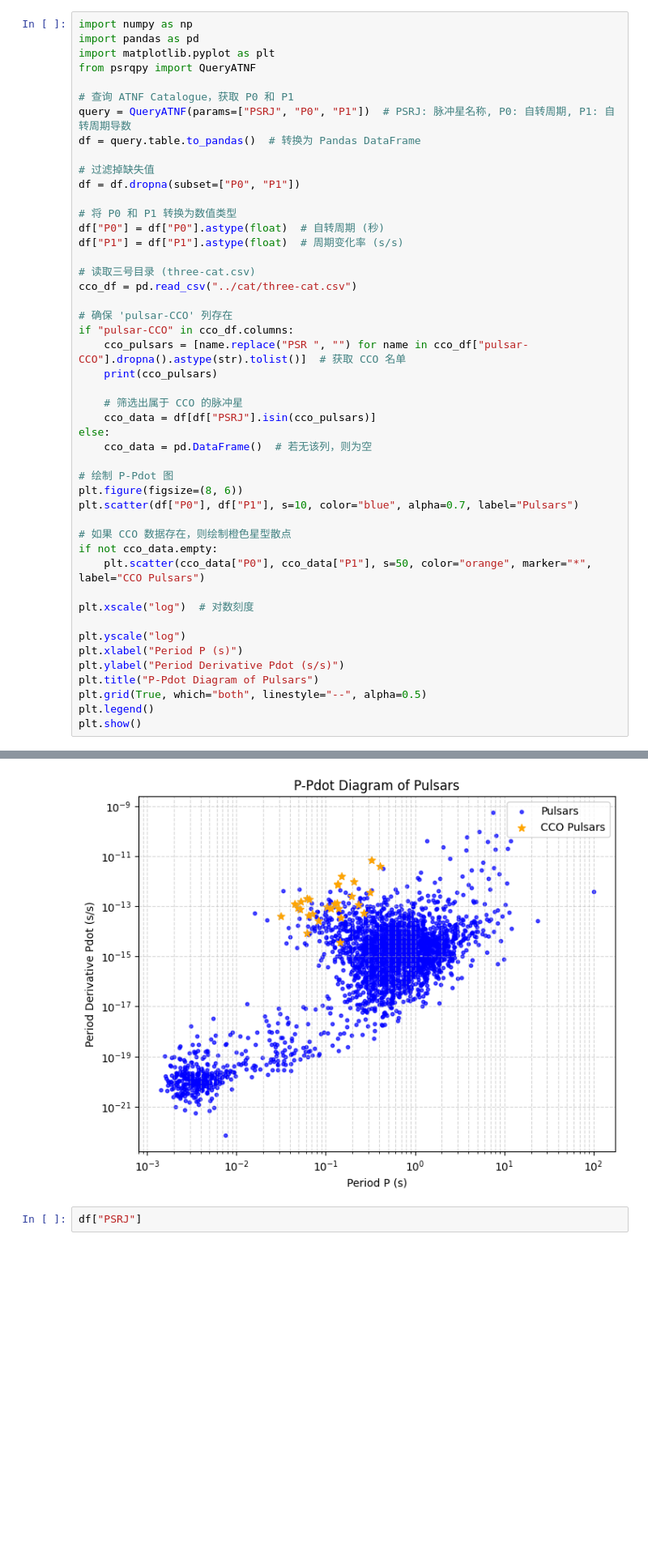
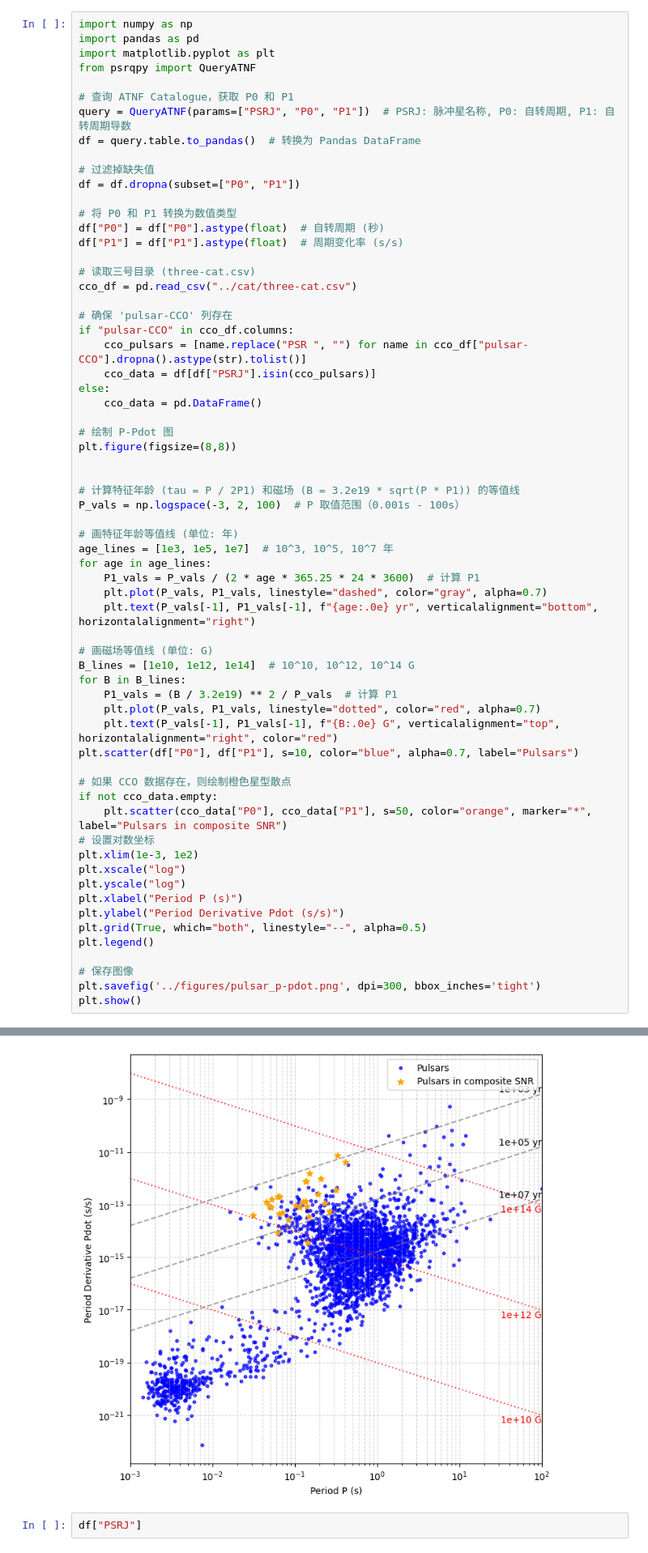
Before and after one commit to whjing/radioAstro, a Jupyter notebook: composite-snr/code/3.multiwave.ipynb, the cells around one changed output, grey strips where cells are left out. Shown at 81% size. Drawn from its saved outputs; the diff is of its cells as text; blank space fills up the shorter version.

```diff
--- a/composite-snr/code/3.multiwave.ipynb
+++ b/composite-snr/code/3.multiwave.ipynb
@@ -168,29 +168,46 @@ cco_df = pd.read_csv("../cat/three-cat.csv")
 
 # 确保 'pulsar-CCO' 列存在
 if "pulsar-CCO" in cco_df.columns:
-    cco_pulsars = [name.replace("PSR ", "") for name in cco_df["pulsar-CCO"].dropna().astype(str).tolist()]  # 获取 CCO 名单
-    print(cco_pulsars)
-
-    # 筛选出属于 CCO 的脉冲星
+    cco_pulsars = [name.replace("PSR ", "") for name in cco_df["pulsar-CCO"].dropna().astype(str).tolist()]
     cco_data = df[df["PSRJ"].isin(cco_pulsars)]
 else:
-    cco_data = pd.DataFrame()  # 若无该列，则为空
+    cco_data = pd.DataFrame()
 
 # 绘制 P-Pdot 图
-plt.figure(figsize=(8, 6))
+plt.figure(figsize=(8,8))
+
+
+# 计算特征年龄 (tau = P / 2P1) 和磁场 (B = 3.2e19 * sqrt(P * P1)) 的等值线
+P_vals = np.logspace(-3, 2, 100)  # P 取值范围（0.001s - 100s）
+
+# 画特征年龄等值线 (单位: 年)
+age_lines = [1e3, 1e5, 1e7]  # 10^3, 10^5, 10^7 年
+for age in age_lines:
+    P1_vals = P_vals / (2 * age * 365.25 * 24 * 3600)  # 计算 P1
+    plt.plot(P_vals, P1_vals, linestyle="dashed", color="gray", alpha=0.7)
+    plt.text(P_vals[-1], P1_vals[-1], f"{age:.0e} yr", verticalalignment="bottom", horizontalalignment="right")
+
+# 画磁场等值线 (单位: G)
+B_lines = [1e10, 1e12, 1e14]  # 10^10, 10^12, 10^14 G
+for B in B_lines:
+    P1_vals = (B / 3.2e19) ** 2 / P_vals  # 计算 P1
+    plt.plot(P_vals, P1_vals, linestyle="dotted", color="red", alpha=0.7)
+    plt.text(P_vals[-1], P1_vals[-1], f"{B:.0e} G", verticalalignment="top", horizontalalignment="right", color="red")
 plt.scatter(df["P0"], df["P1"], s=10, color="blue", alpha=0.7, label="Pulsars")
 
 # 如果 CCO 数据存在，则绘制橙色星型散点
 if not cco_data.empty:
-    plt.scatter(cco_data["P0"], cco_data["P1"], s=50, color="orange", marker="*", label="CCO Pulsars")
-
-plt.xscale("log")  # 对数刻度
-
+    plt.scatter(cco_data["P0"], cco_data["P1"], s=50, color="orange", marker="*", label="Pulsars in composite SNR")
+# 设置对数坐标
+plt.xlim(1e-3, 1e2)
+plt.xscale("log")
 plt.yscale("log")
 plt.xlabel("Period P (s)")
 plt.ylabel("Period Derivative Pdot (s/s)")
-plt.title("P-Pdot Diagram of Pulsars")
 plt.grid(True, which="both", linestyle="--", alpha=0.5)
 plt.legend()
+
+# 保存图像
+plt.savefig('../figures/pulsar_p-pdot.png', dpi=300, bbox_inches='tight')
 plt.show()
 # %% [output]
@@ -198,4 +214,4 @@ plt.show()
-[figure, old version]
+[figure, new version]
 # %%
 df["PSRJ"]
 # %% [output]
```
Also changed, not shown: parts of 2 cells of this notebook, 10 other files.
